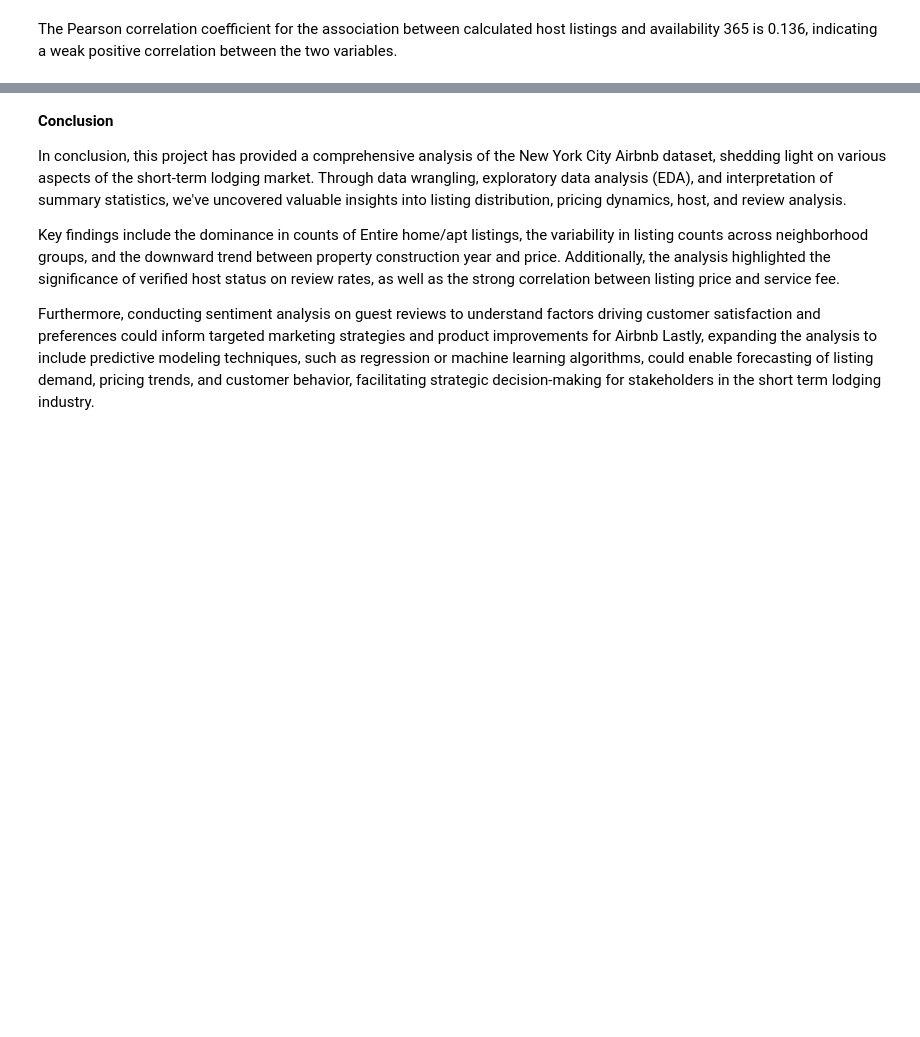
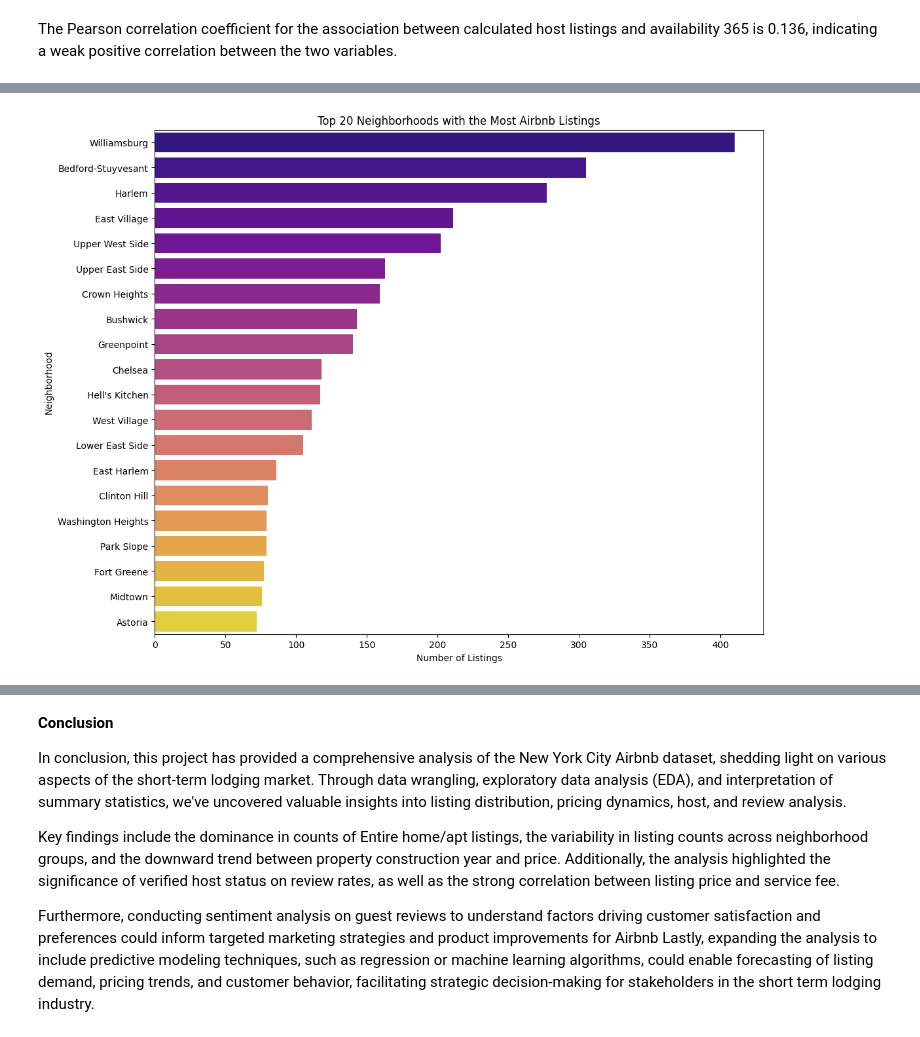
Before and after one commit to 06bhavi/VOIS_AICTE_Oct2025_Bhavini-Ajmera, a Jupyter notebook: Bhavini_ajmera_py.ipynb, the cells around one changed output, grey strips where cells are left out. Saved outputs shown, nothing was run; the diff lists cells and outputs as text; code cells hidden in the pictures; blank space fills up the shorter version.

```diff
--- a/Bhavini_ajmera_py.ipynb
+++ b/Bhavini_ajmera_py.ipynb
@@ -444,0 +468,19 @@ The Pearson correlation coefficient for the association between calculated host
+# %%
+#Top 20 Neighborhoods by Listing Count
+plt.figure(figsize=(12, 10))
+top_neighborhoods = df['neighbourhood'].value_counts().nlargest(20)
+
+sns.barplot(
+    y=top_neighborhoods.index,
+    x=top_neighborhoods.values,
+    palette='plasma',
+    hue=top_neighborhoods.index, # Assign y-axis variable to hue
+    legend=False # Disable the legend
+)
+
+plt.title('Top 20 Neighborhoods with the Most Airbnb Listings')
+plt.xlabel('Number of Listings')
+plt.ylabel('Neighborhood')
+plt.show()
+# %% [output]
+[figure, added]
```
Also changed, not shown: parts of 23 cells of this notebook.
